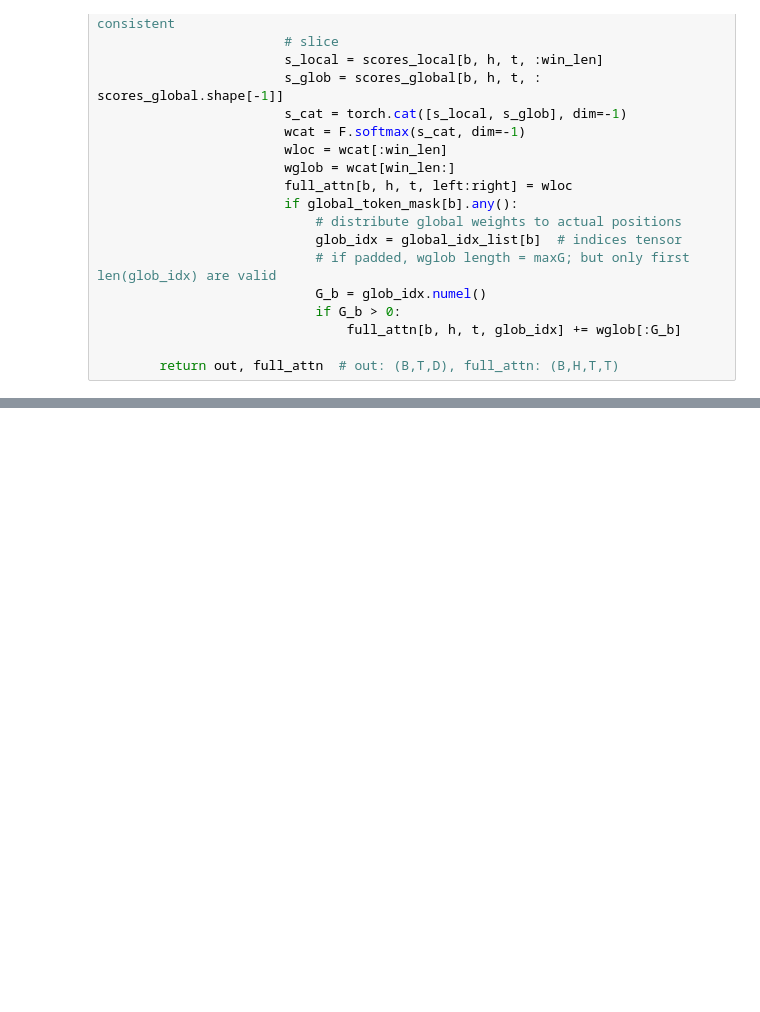
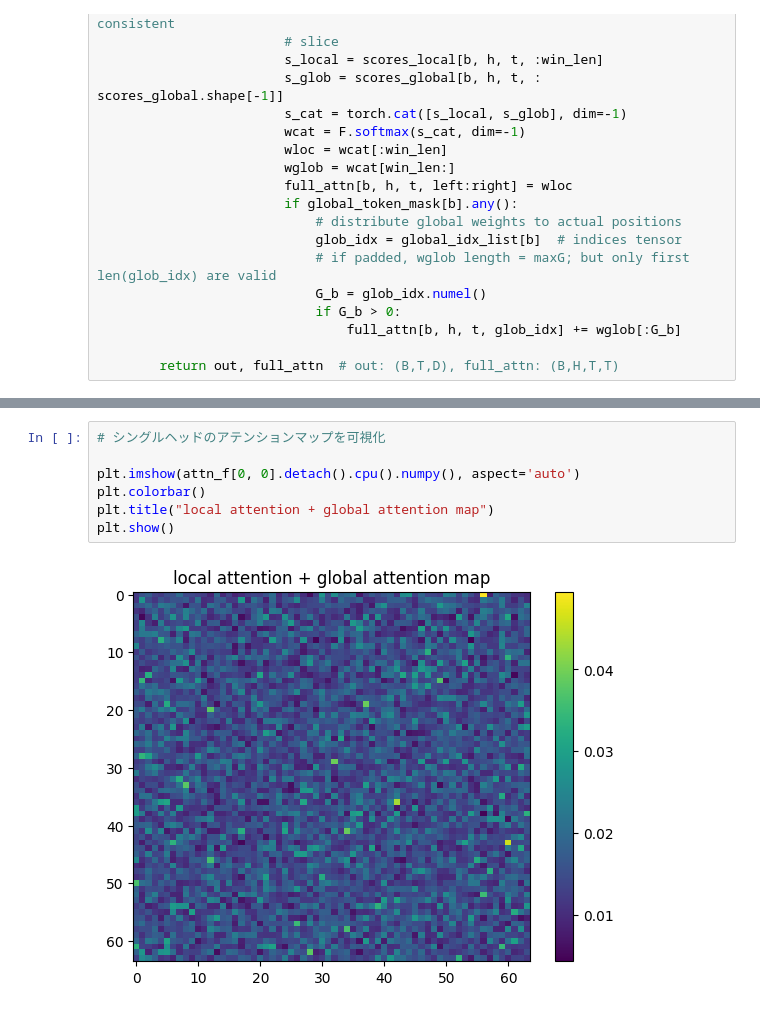
Before and after one commit to Shinichi0713/LLM-fundamental-study, a Jupyter notebook: attention/sparce_attn_src/src/Sparce_Attention_GlobalAttentnion.ipynb, the cells around one changed output, grey strips where cells are left out. Cells and saved outputs as stored; diff of their text form; blank space fills up the shorter version.

```diff
--- a/attention/sparce_attn_src/src/Sparce_Attention_GlobalAttentnion.ipynb
+++ b/attention/sparce_attn_src/src/Sparce_Attention_GlobalAttentnion.ipynb
@@ -292,0 +309,9 @@ attn_f shape: torch.Size([2, 8, 512, 512])
+# %%
+# シングルヘッドのアテンションマップを可視化
+
+plt.imshow(attn_f[0, 0].detach().cpu().numpy(), aspect='auto')
+plt.colorbar()
+plt.title("local attention + global attention map")
+plt.show()
+# %% [output]
+[figure, added]
```
Also changed, not shown: parts of 5 cells of this notebook, 2 other files.
